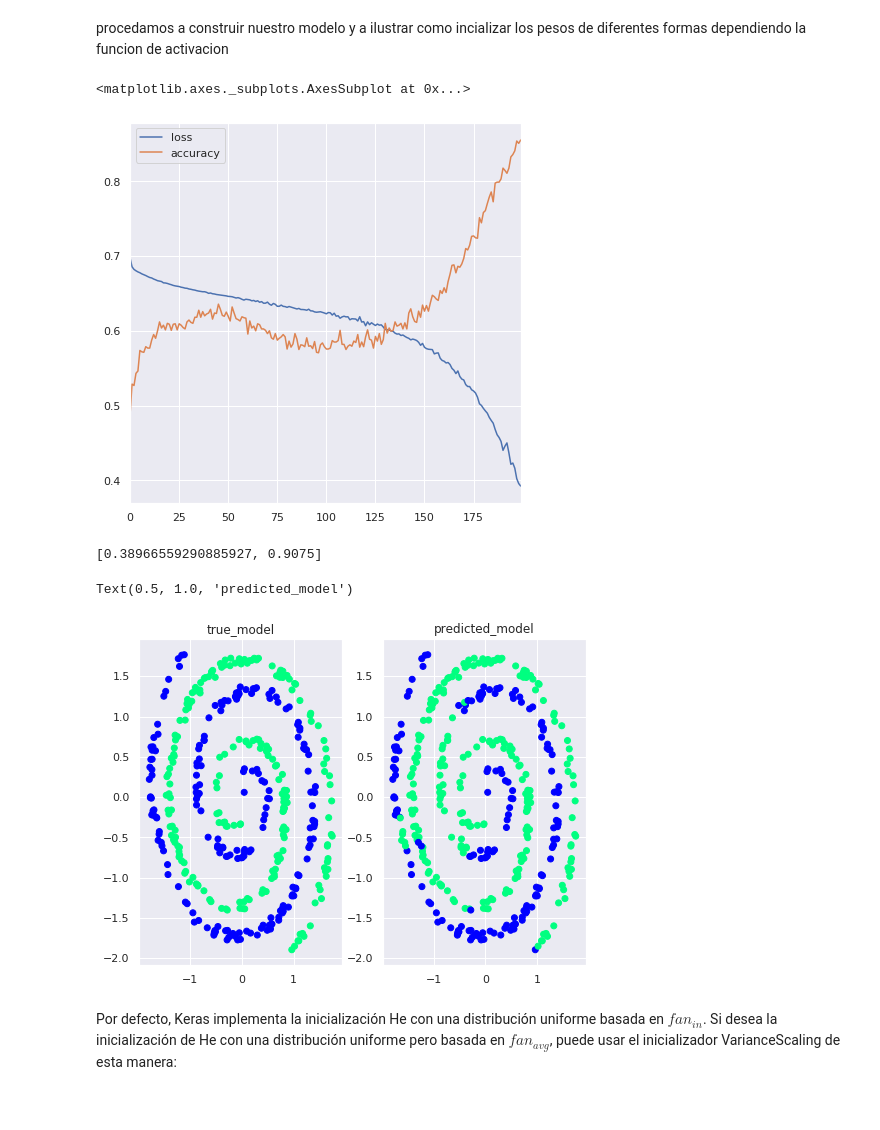
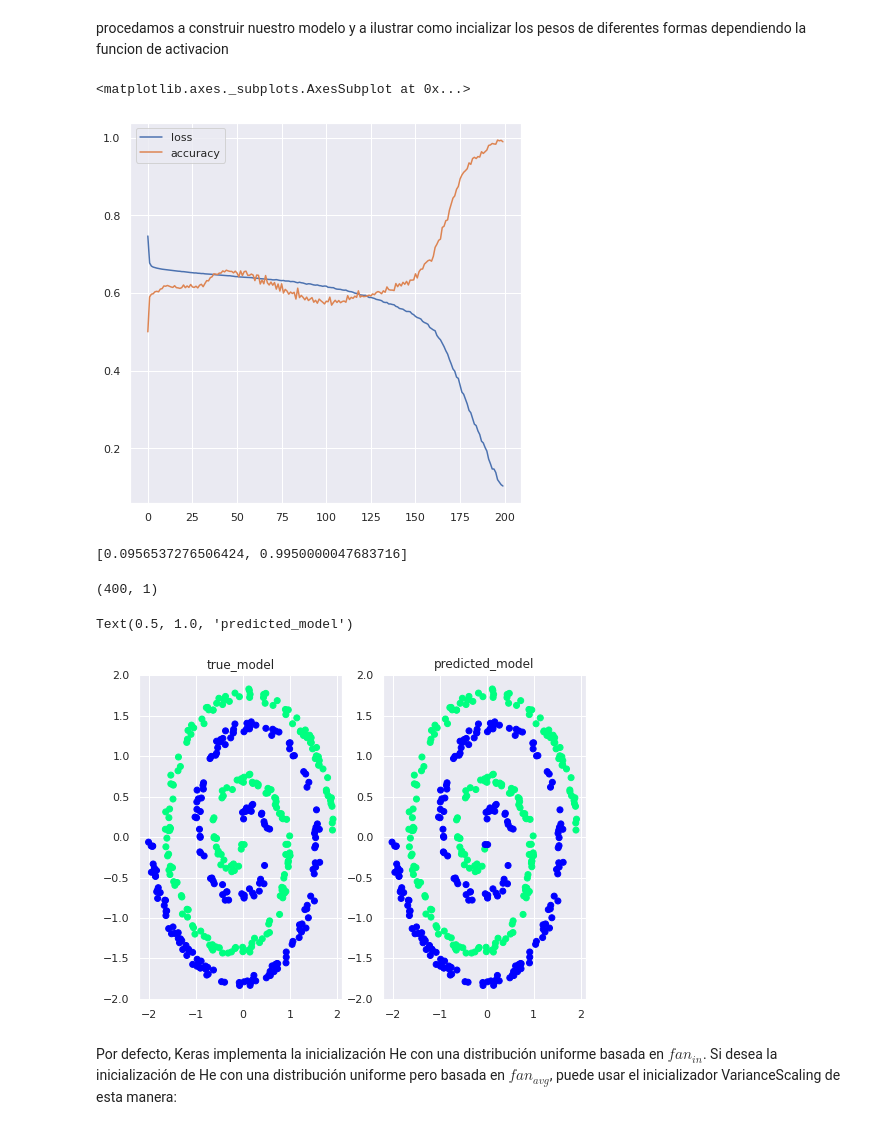
Before and after one commit to diplomado-bigdata-machinelearning-udea/Curso2, a Jupyter notebook: S4/S4_C2.ipynb, the cells around one changed output. Drawn from its saved outputs; the diff is of its cells as text; code cells hidden in the pictures.

```diff
--- a/S4/S4_C2.ipynb
+++ b/S4/S4_C2.ipynb
@@ -658,8 +658,9 @@ from sklearn.datasets import make_circles
 # %% [markdown]
 Resolveremos el problema de las dos espirales, para esto comencemos con crear las espirales
 # %%
+#http://www.ieshumanes.com/nw/Espiral/espirales.pdf
 def twospirals(n_points, noise=0.5):
-    n = np.sqrt(np.random.rand(n_points,1)) * 780 * (2*np.pi)/360
+    n = np.sqrt(np.random.rand(n_points,1)) * 720 * (2*np.pi)/360
     d1x = -np.cos(n)*n + np.random.rand(n_points,1) * noise
     d1y = np.sin(n)*n + np.random.rand(n_points,1) * noise
     return (np.vstack((np.hstack((d1x,d1y)),np.hstack((-d1x,-d1y)))),
@@ -718,8 +719,8 @@ history = model.fit(X_train,y_train, epochs=200 ,verbose=0)
 pd.DataFrame(history.history).plot(figsize=(7,7))
 # %% [output]
 <matplotlib.axes._subplots.AxesSubplot at 0x...>
-[figure, old version]
+[figure, new version]
 # %%
 model.evaluate(X_test,y_test, verbose=0)
 # %% [output]
-[0.38966559290885927, 0.9075]
+[0.0956537276506424, 0.9950000047683716]
@@ -728,12 +727,22 @@ y_fit =  model.predict_classes(X_test)
+# %%
+y_fit =  model.predict(X_test)
+y_max = np.zeros(len(y_fit))
+for i, score in enumerate(y_fit):
+    y_max[i] = 1 if score > 0.5 else 0
+
+y_max=np.reshape(y_max,(400,1))
+y_max.shape
+# %% [output]
+(400, 1)
 # %%
 fig , ax = plt.subplots(1,2, figsize=(8,6))
 ax[0].scatter(X_test[:,0], X_test[:,1], c=y_test, cmap='winter')
 ax[0].set_title('true_model')
-ax[1].scatter(X_test[:,0], X_test[:,1], c=y_fit[:,0], cmap='winter')
+ax[1].scatter(X_test[:,0], X_test[:,1], c=y_max[:,0], cmap='winter')
 ax[1].set_title('predicted_model')
 # %% [output]
 Text(0.5, 1.0, 'predicted_model')
-[figure, old version]
+[figure, new version]
 # %% [markdown]
 Por defecto, Keras implementa la inicialización He con una distribución uniforme basada en $fan_{in}$. Si desea la inicialización de He con una distribución uniforme pero basada en $fan_{avg}$, puede usar el inicializador VarianceScaling de esta manera:
 # %%
```
Also changed, not shown: parts of 6 cells of this notebook.
